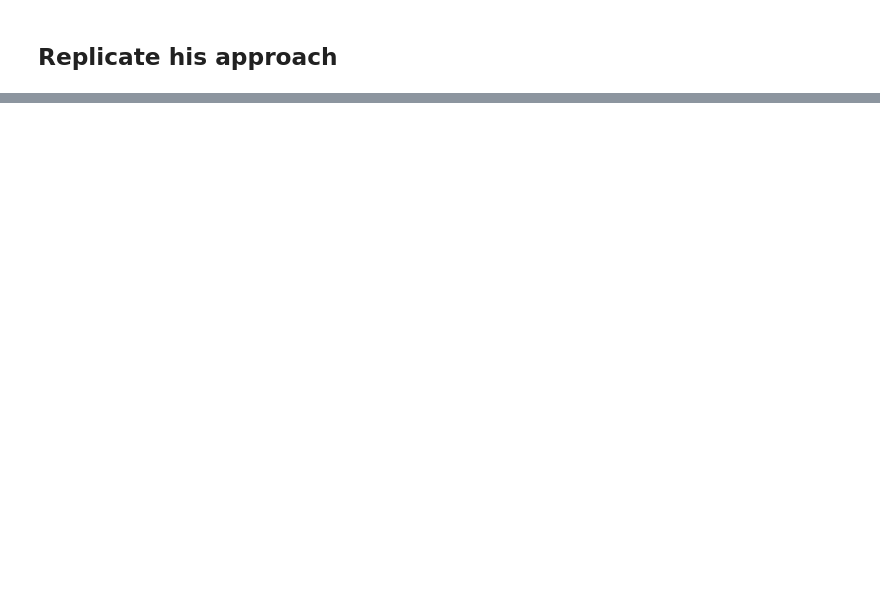
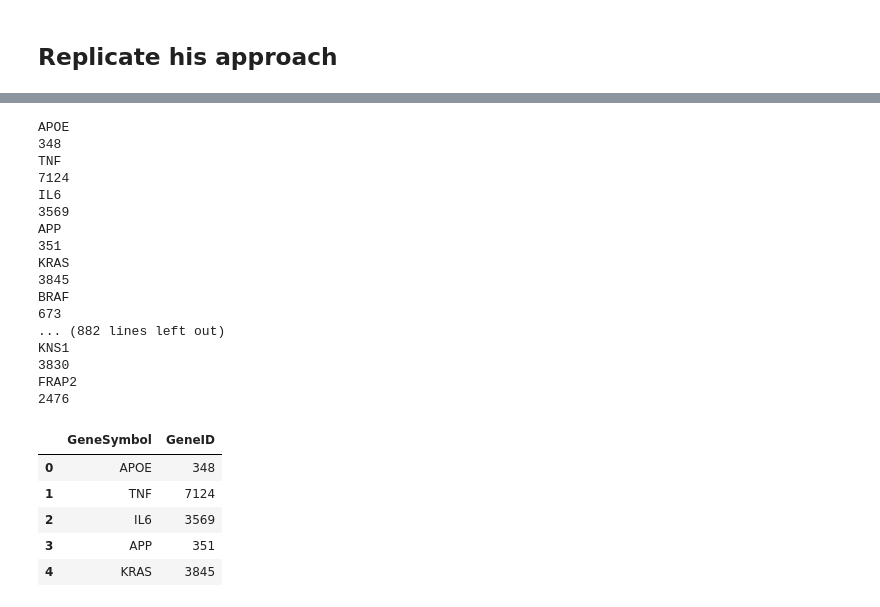
Before and after one commit to jfk1327/pbi, a Jupyter notebook: week3/week3_lecture6_notebook2.ipynb, the cells around one changed output, grey strips where cells are left out. Saved outputs shown, nothing was run; the diff lists cells and outputs as text; code cells hidden in the pictures; blank space fills up the shorter version.

Commit message:
final work week 3, finalised example looking at moving to NCBI internal and linking with ELink

```diff
--- a/week3/week3_lecture6_notebook2.ipynb
+++ b/week3/week3_lecture6_notebook2.ipynb
@@ -204,20 +169,70 @@ url = f"https://eutils.ncbi.nlm.nih.gov/entrez/eutils/esummary.fcgi"
 # %%
 # use eSearch to convert gene symbols to NCBI Gene IDs (for the first 10 gene symbols)
 # remembering to add API key and email
 # remembering to use the [Gene] field in the search
 # remembering to specify human
 # show the progress by printing the gene symbol and gene ID and the number of gene symbols processed so far
 # This takes about 3 minutes (NB not the quickest way!)
-'''### YOUR CODE HERE ###'''
-eUtils_base = "https://eutils.ncbi.nlm.nih.gov/entrez/eutils/"
-eSummary = "esummary.fcgi"
 
-# don't forget to add the API key and email
-#for each id in the list pull the summary
-for id in ids:
-    url = f"{eUtils_base}{eSummary}?db=gene&id={id}&api_key={api_key}&email={email}"
-    with urllib.request.urlopen(url) as response:
-        pass
+esearch_params_2 = {
+    'db': db,
+    'query_key': query_key,
+    'WebEnv': webenv,
+    'api_key': api_key,
+    'email': email
+}
 
-#user PrettyTable to display the results
-'''### YOUR CODE HERE ###'''
+# the base request url for eSummary
+url = f"https://eutils.ncbi.nlm.nih.gov/entrez/eutils/esummary.fcgi"
+
+encoded_data_2 = urllib.parse.urlencode(esearch_params_2).encode('utf-8')
+
+# make the request
+request = urllib.request.Request(url, data=encoded_data_2)
+response = urllib.request.urlopen(request)
+
+# read into an XML object
+esummary_data_XML = ET.fromstring(response.read())
+
+gene_symbols_to_id = {}
+for child in esearch_data_XML.findall('DocumentSummarySet/DocumentSummary'):
+    print(child.find('Name').text)
+    print(child.attrib['uid'])
+    gene_symbols_to_id[child.find('Name').text] = child.attrib['uid']
+
+# convert the gene_ids dictionary to a pandas dataframe
+gene_ids_df = pd.DataFrame(gene_symbols_to_id.items(), columns=['GeneSymbol', 'GeneID'])
+
+# look at the first few rows
+gene_ids_df.head()
+
+# take a look
+# import xml.dom.minidom
+
+# xml_str = ET.tostring(esummary_data_XML, encoding='utf-8')
+# dom = xml.dom.minidom.parseString(xml_str)
+# print(dom.toprettyxml())
+# %% [output]
+APOE
+348
+TNF
+7124
+IL6
+3569
+APP
+351
+KRAS
+3845
+BRAF
+673
+... (882 lines left out)
+KNS1
+3830
+FRAP2
+2476
+|  | GeneSymbol | GeneID |
+| 0 | APOE | 348 |
+| 1 | TNF | 7124 |
+| 2 | IL6 | 3569 |
+| 3 | APP | 351 |
+| 4 | KRAS | 3845 |
```
Also changed, not shown: parts of 11 cells of this notebook, 5 other files.
